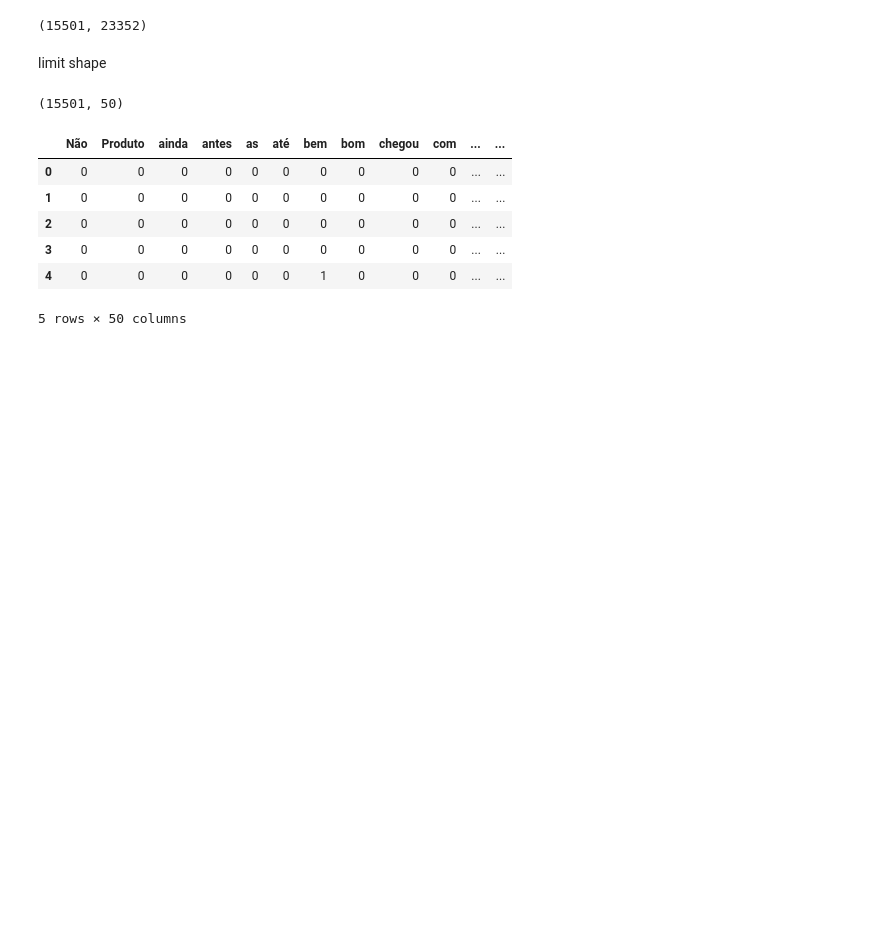
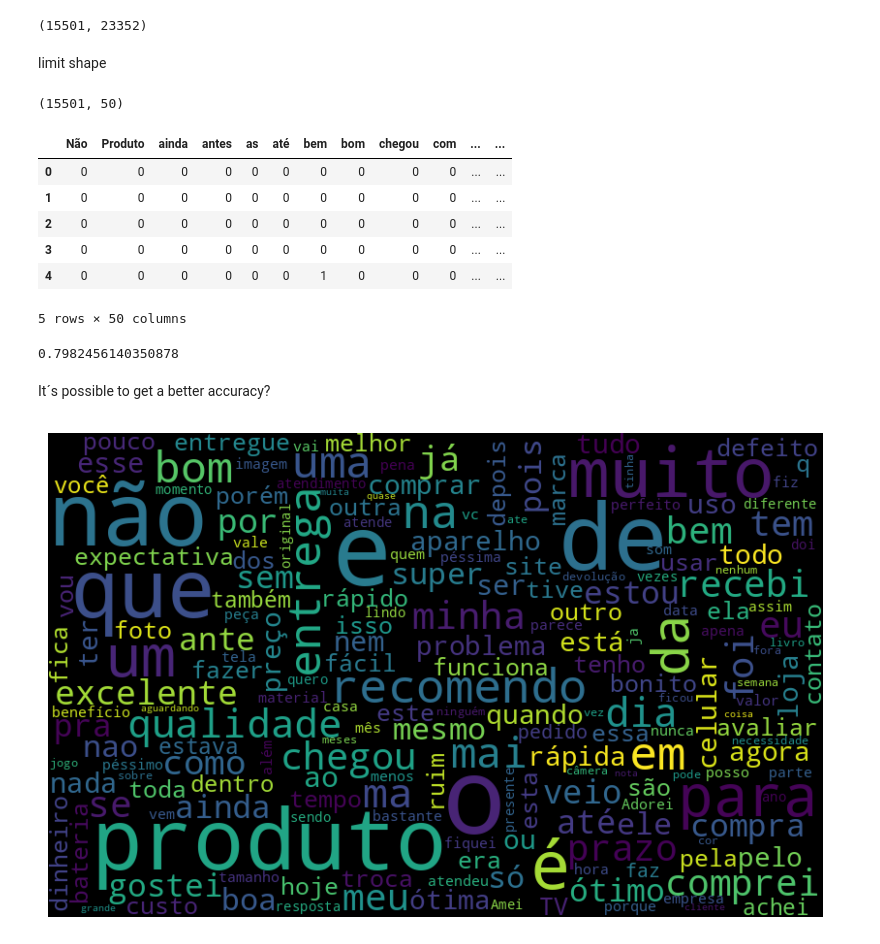
Before and after one commit to EduardoAMelo/ML_Engineering, a Jupyter notebook: nlp_learning/main.ipynb, the cells around one changed output. Drawn from its saved outputs; the diff is of its cells as text; code cells hidden in the pictures; blank space fills up the shorter version.

Commit message:
words cloud

```diff
--- a/nlp_learning/main.ipynb
+++ b/nlp_learning/main.ipynb
@@ -67,0 +68,10 @@ X_train, X_test, y_train, y_test = train_test_split(bag_of_words, df['sentimento
+# %%
+from sklearn.linear_model import LogisticRegression
+model = LogisticRegression()
+model.fit(X_train, y_train)
+result = model.score(X_test, y_test)
+result
+# %% [output]
+0.7982456140350878
+# %% [markdown]
+It´s possible to get a better accuracy?
@@ -67,0 +80,12 @@ X_train, X_test, y_train, y_test = train_test_split(bag_of_words, df['sentimento
+# %%
+all_words = ' '.join(df['avaliacao'])
+word_cloud = WordCloud(width=800, height=500, max_font_size=110, collocations=False).generate(all_words)
+# %%
+import matplotlib.pyplot as plt
+
+plt.figure(figsize=(10, 10))
+plt.imshow(word_cloud, interpolation='bilinear')
+plt.axis('off')
+plt.show()
+# %% [output]
+[figure, added]
```
Also changed, not shown: parts of 2 cells of this notebook.
